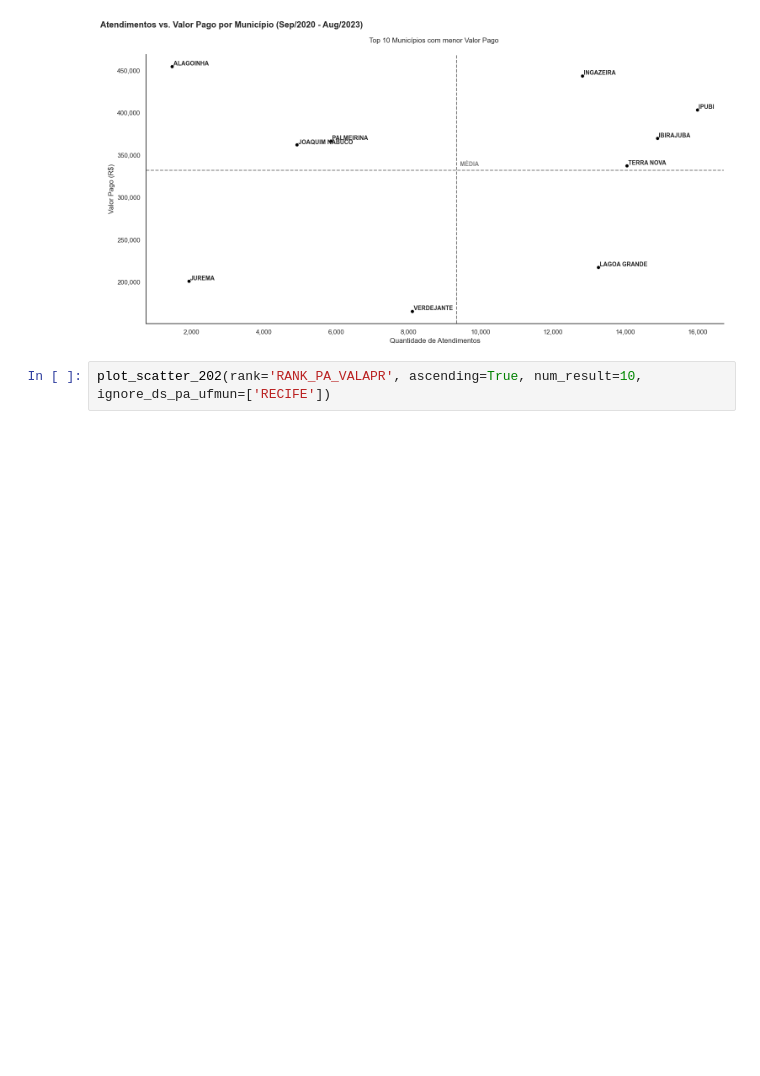
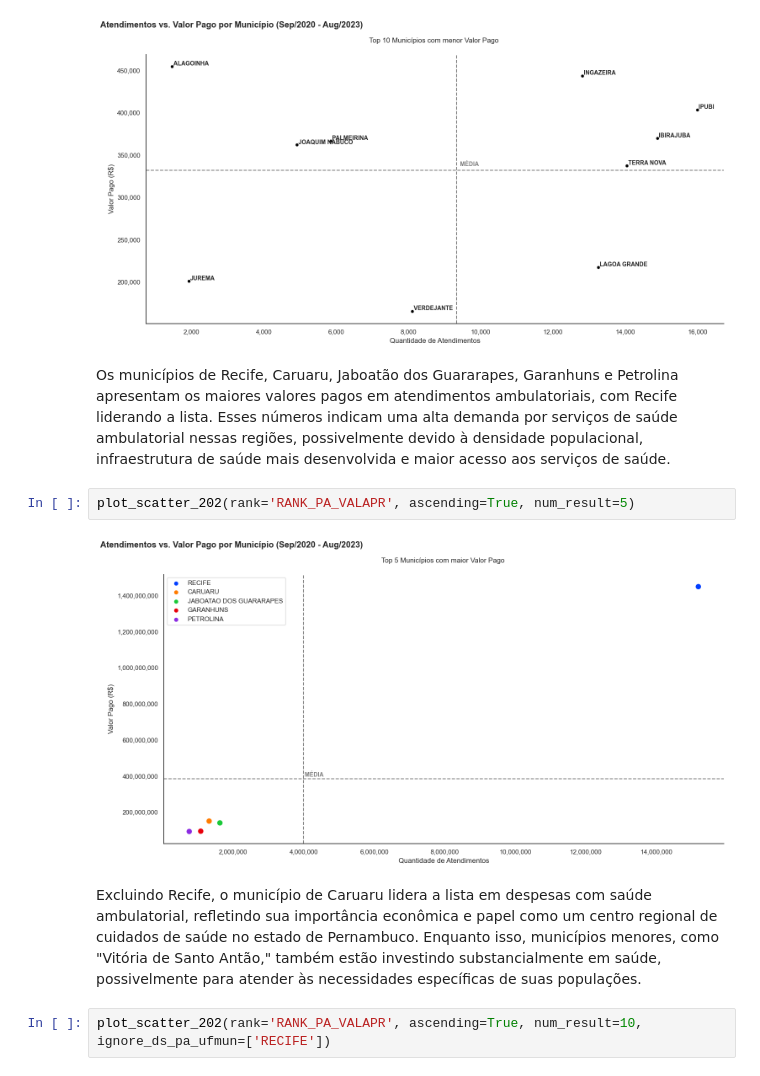
Before and after one commit to Vinicius-Luiz/etl_data_analisys_sia_python, a Jupyter notebook: 004_Data_Analysis.ipynb, the cells around one changed output. Cells and saved outputs as stored; diff of their text form; blank space fills up the shorter version.

```diff
--- a/004_Data_Analysis.ipynb
+++ b/004_Data_Analysis.ipynb
@@ -621,6 +661,14 @@ def plot_scatter_202(rank: str, ascending: bool, num_result: int = 5, ignore_ds_
 plot_scatter_202(rank='RANK_PA_VALAPR', ascending=False, num_result=10)
 # %% [output]
 [figure]
+# %% [markdown]
+Os municípios de Recife, Caruaru, Jaboatão dos Guararapes, Garanhuns e Petrolina apresentam os maiores valores pagos em atendimentos ambulatoriais, com Recife liderando a lista. Esses números indicam uma alta demanda por serviços de saúde ambulatorial nessas regiões, possivelmente devido à densidade populacional, infraestrutura de saúde mais desenvolvida e maior acesso aos serviços de saúde.
+# %%
+plot_scatter_202(rank='RANK_PA_VALAPR', ascending=True, num_result=5)
+# %% [output]
+[figure, added]
+# %% [markdown]
+Excluindo Recife, o município de Caruaru lidera a lista em despesas com saúde ambulatorial, refletindo sua importância econômica e papel como um centro regional de cuidados de saúde no estado de Pernambuco. Enquanto isso, municípios menores, como "Vitória de Santo Antão," também estão investindo substancialmente em saúde, possivelmente para atender às necessidades específicas de suas populações.
 # %%
 plot_scatter_202(rank='RANK_PA_VALAPR', ascending=True, num_result=10, ignore_ds_pa_ufmun=['RECIFE'])
 # %% [output]
```
Also changed, not shown: parts of 29 cells of this notebook.
